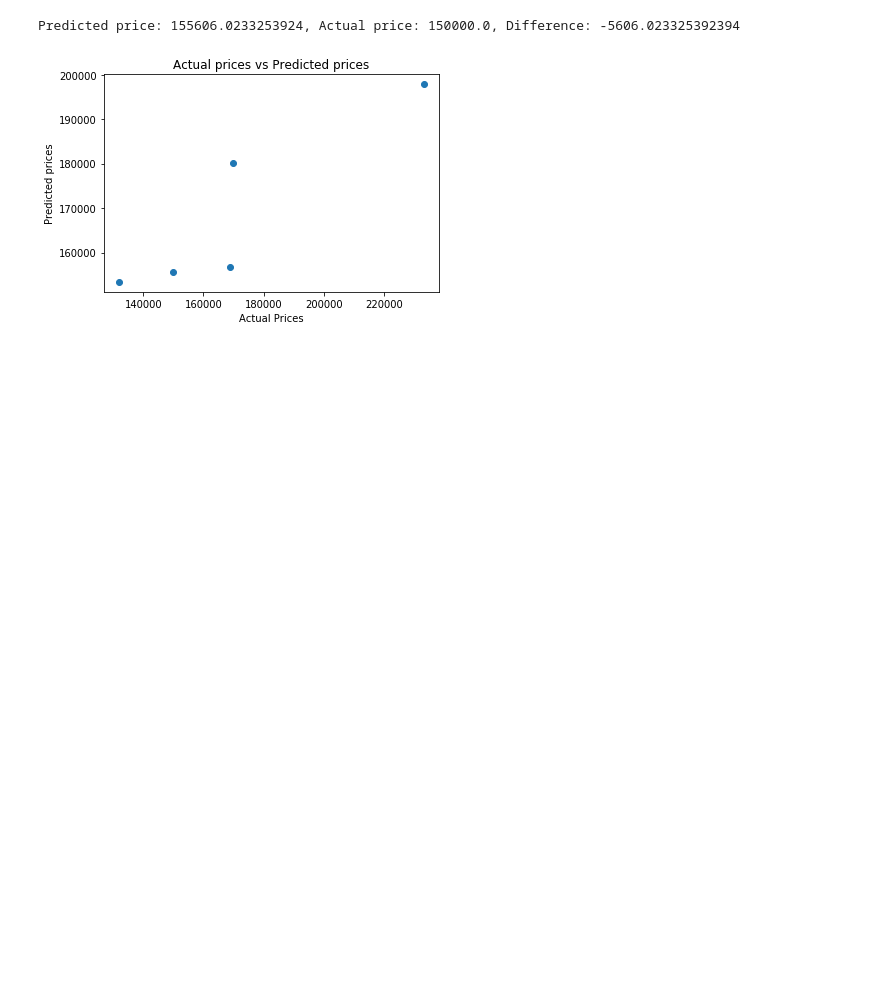
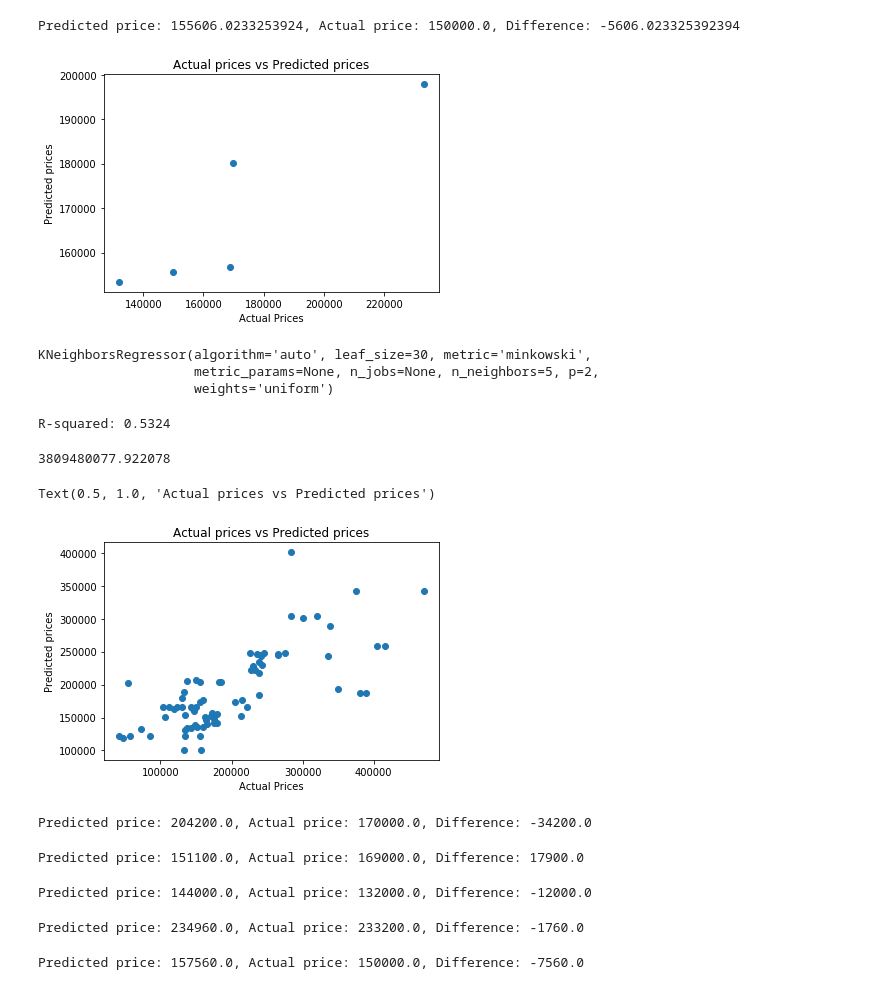
Before and after one commit to TBernard97/Make-Railroads-Great-Again, a Jupyter notebook: notebooks/rrdistance_regression.ipynb, the cells around one changed output. Saved outputs shown, nothing was run; the diff lists cells and outputs as text; code cells hidden in the pictures; blank space fills up the shorter version.

```diff
--- a/notebooks/rrdistance_regression.ipynb
+++ b/notebooks/rrdistance_regression.ipynb
@@ -410,3 +421,80 @@ plt.title("Actual prices vs Predicted prices")
 plt.show()
 # %% [output]
 [figure]
+# %%
+from sklearn.neighbors import KNeighborsRegressor
+from sklearn.model_selection import train_test_split
+x = pd.DataFrame(np.c_[df5['total_area'], df5['aprland'], df5['rrdistance']], columns = ['total_area','aprland', 'rrdistance'])
+Y = df5['price']
+x_train, x_test, Y_train, Y_test = train_test_split(x, Y, test_size = 0.3,
+                                                    random_state=5)
+neigh = KNeighborsRegressor(n_neighbors=5)
+neigh.fit(x_train,Y_train)
+# %% [output]
+KNeighborsRegressor(algorithm='auto', leaf_size=30, metric='minkowski',
+                    metric_params=None, n_jobs=None, n_neighbors=5, p=2,
+                    weights='uniform')
+# %%
+print('R-squared: %.4f' % neigh.score(x_test,
+                                      Y_test))
+# %% [output]
+R-squared: 0.5324
+# %%
+price_pred = neigh.predict(x_test)
+mse = mean_squared_error(Y_test, price_pred)
+print(mse)
+
+plt.scatter(Y_test, price_pred)
+plt.xlabel("Actual Prices")
+plt.ylabel("Predicted prices")
+plt.title("Actual prices vs Predicted prices")
+# %% [output]
+3809480077.922078
+Text(0.5, 1.0, 'Actual prices vs Predicted prices')
+[figure, added]
+# %%
+#Re-do difference calculations for KNN
+#House 1 prediction is interesting. $34000 more than price sold, but $1000 more than anticipated on Zillow
+x_house1 = pd.DataFrame(np.c_[house1['total_area'], house1['aprland'], house1['rrdistance']], columns = ['total_area','aprland', 'rrdistance'])
+prediction_1 = neigh.predict(x_house1)[0]
+actual_1 = house1['price'][0]
+difference_1 =  actual_1 - prediction_1
+print("Predicted price: {}, Actual price: {}, Difference: {}".format(prediction_1, actual_1, difference_1))
+# %% [output]
+Predicted price: 204200.0, Actual price: 170000.0, Difference: -34200.0
+# %%
+#House 2 is $17900 away from actual and almost $30000 less than ancticipated on Zillow
+x_house2 = pd.DataFrame(np.c_[house2['total_area'], house2['aprland'], house2['rrdistance']], columns = ['total_area','aprland', 'rrdistance'])
+prediction_2 = neigh.predict(x_house2)[0]
+actual_2 = house2['price'][0]
+difference_2 =  actual_2 - prediction_2
+print("Predicted price: {}, Actual price: {}, Difference: {}".format(prediction_2, actual_2, difference_2))
+# %% [output]
+Predicted price: 151100.0, Actual price: 169000.0, Difference: 17900.0
+# %%
+#House 3 is $12000 more than what is sold and $68000 less than anticipated on Zillow
+x_house3 = pd.DataFrame(np.c_[house3['total_area'], house3['aprland'], house3['rrdistance']], columns = ['total_area','aprland', 'rrdistance'])
+prediction_3 = neigh.predict(x_house3)[0]
+actual_3 = house3['price'][0]
+difference_3 =  actual_3 - prediction_3
+print("Predicted price: {}, Actual price: {}, Difference: {}".format(prediction_3, actual_3, difference_3))
+# %% [output]
+Predicted price: 144000.0, Actual price: 132000.0, Difference: -12000.0
+# %%
+#House 4 is $1760 more than what is sold. No anticipated data available on Zillow
+x_house4 = pd.DataFrame(np.c_[house4['total_area'], house4['aprland'], house4['rrdistance']], columns = ['total_area','aprland', 'rrdistance'])
+prediction_4 = neigh.predict(x_house4)[0]
+actual_4 = house4['price'][0]
+difference_4 =  actual_4 - prediction_4
+print("Predicted price: {}, Actual price: {}, Difference: {}".format(prediction_4, actual_4, difference_4))
+# %% [output]
+Predicted price: 234960.0, Actual price: 233200.0, Difference: -1760.0
+# %%
+# House 5 is $7560 more than what is sold and $20000 less than anticiapted
+x_house5 = pd.DataFrame(np.c_[house5['total_area'], house5['aprland'], house5['rrdistance']], columns = ['total_area','aprland', 'rrdistance'])
+prediction_5 = neigh.predict(x_house5)[0]
+actual_5 = house5['price'][0]
+difference_5 =  actual_5 - prediction_5
+print("Predicted price: {}, Actual price: {}, Difference: {}".format(prediction_5, actual_5, difference_5))
+# %% [output]
+Predicted price: 157560.0, Actual price: 150000.0, Difference: -7560.0
```
Also changed, not shown: parts of 3 cells of this notebook.
